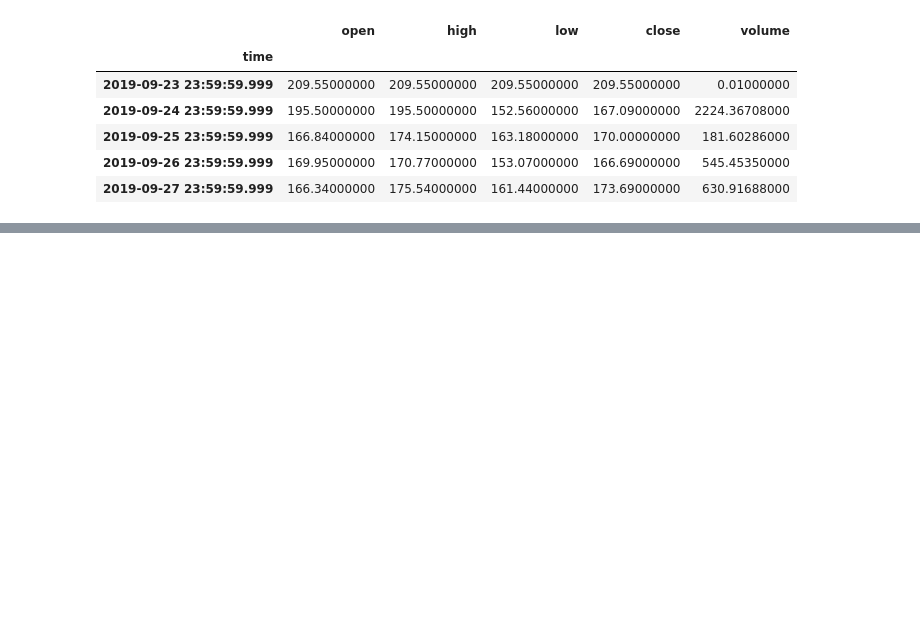
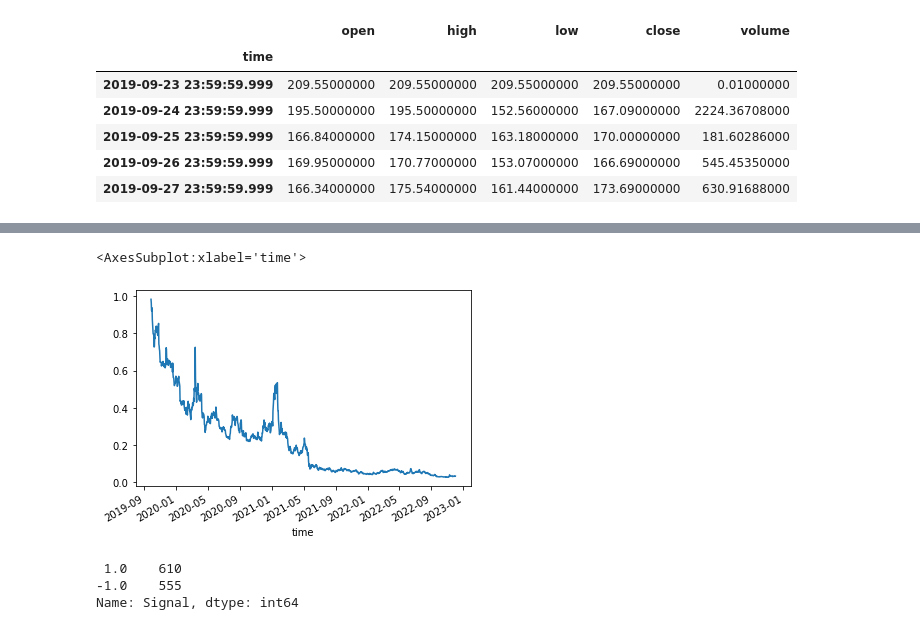
Before and after one commit to jdonnelly0804/project-2, a Jupyter notebook: justin.ipynb, the cells around one changed output, grey strips where cells are left out. Drawn from its saved outputs; the diff is of its cells as text; code cells hidden in the pictures; blank space fills up the shorter version.

```diff
--- a/justin.ipynb
+++ b/justin.ipynb
@@ -106,0 +109,9 @@ candle_df.to_csv('C:/Users/Justin/Rutgers/project-2/Resources/eth.csv')
+# %%
+signals_df = candle_df.loc[:,['close']]
+
+signals_df['actual returns'] = signals_df['close'].pct_change()
+
+signals_df = signals_df.dropna()
+
+display(signals_df.head())
+display(signals_df.tail())
@@ -106,0 +135,16 @@ candle_df.to_csv('C:/Users/Justin/Rutgers/project-2/Resources/eth.csv')
+# %%
+signals_df['RSI'] = TA.RSI(candle_df)
+signals_df['IFT-RSI'] = TA.IFT_RSI(candle_df)
+# %%
+# Initialize the new Signal column
+signals_df['Signal'] = 0.0
+
+# When Actual Returns are greater than or equal to 0, generate signal to buy stock long
+signals_df.loc[(signals_df['actual returns'] >= 0), 'Signal'] = 1
+
+# When Actual Returns are less than 0, generate signal to sell stock short
+signals_df.loc[(signals_df['actual returns'] < 0), 'Signal'] = -1
+
+# Review the DataFrame
+display(signals_df.head())
+display(signals_df.tail())
@@ -106,0 +190,2 @@ candle_df.to_csv('C:/Users/Justin/Rutgers/project-2/Resources/eth.csv')
+# %%
+signals_df['Strategy Returns'] = signals_df['actual returns'] * signals_df['Signal'].shift()
@@ -106,0 +210,16 @@ candle_df.to_csv('C:/Users/Justin/Rutgers/project-2/Resources/eth.csv')
+# %%
+(1 + signals_df['Strategy Returns']).cumprod().plot()
+# %% [output]
+<AxesSubplot:xlabel='time'>
+[figure, added]
+# %%
+X = signals_df[['RSI', 'IFT-RSI']].shift().dropna()
+
+y = signals_df['Signal']
+
+# Review the value counts
+y.value_counts()
+# %% [output]
+ 1.0    610
+-1.0    555
+Name: Signal, dtype: int64
```
Also changed, not shown: parts of 11 cells of this notebook.
